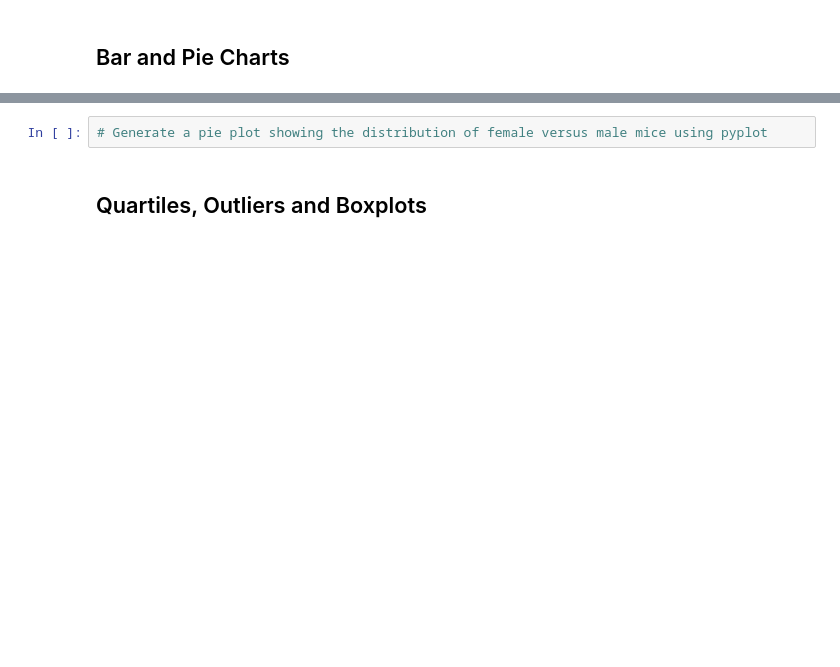
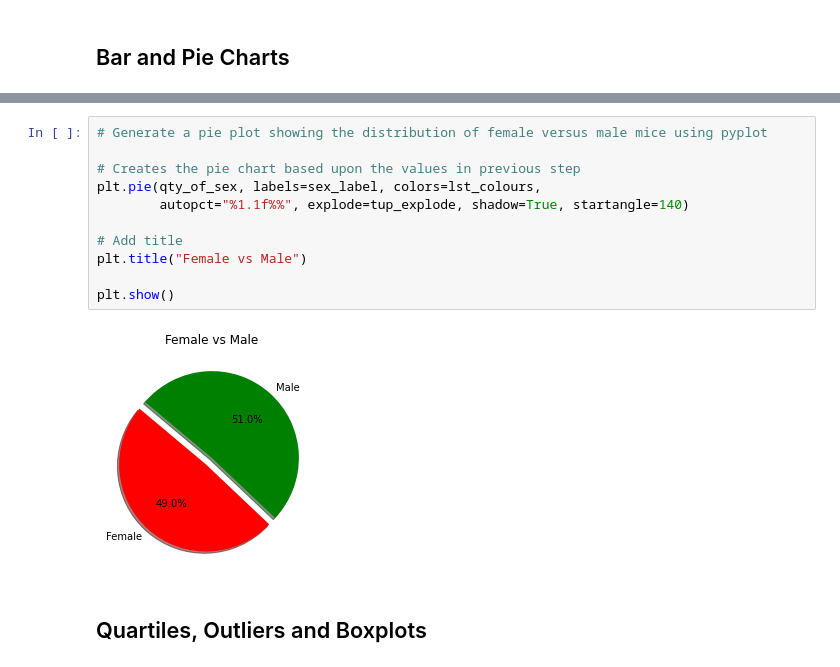
Before and after one commit to joshmartin33/matplotlib-challenge, a Jupyter notebook: pymaceuticals.ipynb, the cells around one changed output, grey strips where cells are left out. Drawn from its saved outputs; the diff is of its cells as text; blank space fills up the shorter version.

```diff
--- a/pymaceuticals.ipynb
+++ b/pymaceuticals.ipynb
@@ -144,5 +220,16 @@ agg_summary_df
 # %%
 # Generate a pie plot showing the distribution of female versus male mice using pyplot
+
+# Creates the pie chart based upon the values in previous step
+plt.pie(qty_of_sex, labels=sex_label, colors=lst_colours,
+        autopct="%1.1f%%", explode=tup_explode, shadow=True, startangle=140)
+
+# Add title
+plt.title("Female vs Male")
+
+plt.show()
+# %% [output]
+[figure, added]
 # %% [markdown]
 ## Quartiles, Outliers and Boxplots
 # %%
```
Also changed, not shown: parts of 14 cells of this notebook.
